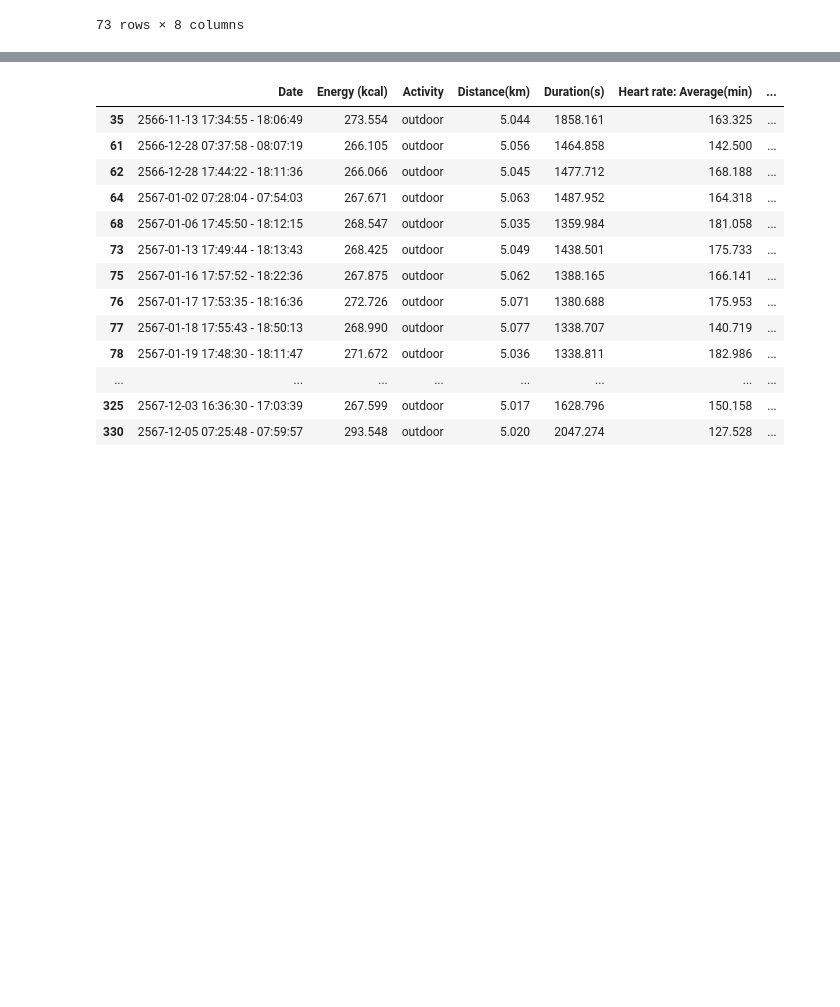
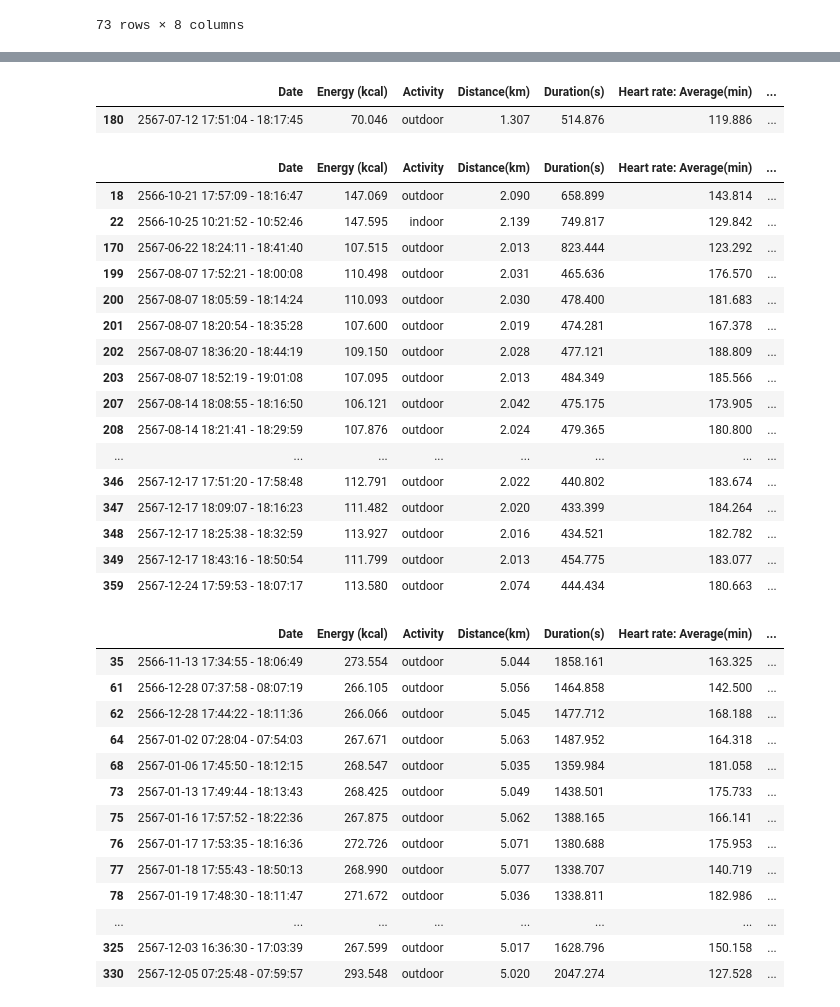
Before and after one commit to JFKongphop/running-analysis, a Jupyter notebook: index.ipynb, the cells around one changed output, grey strips where cells are left out. Saved outputs shown, nothing was run; the diff lists cells and outputs as text; code cells hidden in the pictures; blank space fills up the shorter version.

```diff
--- a/index.ipynb
+++ b/index.ipynb
@@ -56,3 +62,6 @@ def filter_interval(df: DataFrame):
+# %%
+def filter_interval2k(df: DataFrame):
+  return df[(df['Distance(km)'] >= 2) & (df['Distance(km)'] <= 2.25)]
 # %%
 def filter_5K(df: DataFrame):
   return df[(df['Distance(km)'] >= 5) & (df['Distance(km)'] <= 5.1) ]
@@ -191,3 +211,28 @@ filter_interval(df)
+# %%
+filter_interval1_2k(df)
+# %% [output]
+|  | Date | Energy (kcal) | Activity | Distance(km) | Duration(s) | Heart rate: Average(min) | ... |
+| 180 | 2567-07-12 17:51:04 - 18:17:45 | 70.046 | outdoor | 1.307 | 514.876 | 119.886 | ... |
+# %%
+filter_interval2k(df)
+# %% [output]
+|  | Date | Energy (kcal) | Activity | Distance(km) | Duration(s) | Heart rate: Average(min) | ... |
+| 18 | 2566-10-21 17:57:09 - 18:16:47 | 147.069 | outdoor | 2.090 | 658.899 | 143.814 | ... |
+| 22 | 2566-10-25 10:21:52 - 10:52:46 | 147.595 | indoor | 2.139 | 749.817 | 129.842 | ... |
+| 170 | 2567-06-22 18:24:11 - 18:41:40 | 107.515 | outdoor | 2.013 | 823.444 | 123.292 | ... |
+| 199 | 2567-08-07 17:52:21 - 18:00:08 | 110.498 | outdoor | 2.031 | 465.636 | 176.570 | ... |
+| 200 | 2567-08-07 18:05:59 - 18:14:24 | 110.093 | outdoor | 2.030 | 478.400 | 181.683 | ... |
+| 201 | 2567-08-07 18:20:54 - 18:35:28 | 107.600 | outdoor | 2.019 | 474.281 | 167.378 | ... |
+| 202 | 2567-08-07 18:36:20 - 18:44:19 | 109.150 | outdoor | 2.028 | 477.121 | 188.809 | ... |
+| 203 | 2567-08-07 18:52:19 - 19:01:08 | 107.095 | outdoor | 2.013 | 484.349 | 185.566 | ... |
+| 207 | 2567-08-14 18:08:55 - 18:16:50 | 106.121 | outdoor | 2.042 | 475.175 | 173.905 | ... |
+| 208 | 2567-08-14 18:21:41 - 18:29:59 | 107.876 | outdoor | 2.024 | 479.365 | 180.800 | ... |
+| ... | ... | ... | ... | ... | ... | ... | ... |
+| 346 | 2567-12-17 17:51:20 - 17:58:48 | 112.791 | outdoor | 2.022 | 440.802 | 183.674 | ... |
+| 347 | 2567-12-17 18:09:07 - 18:16:23 | 111.482 | outdoor | 2.020 | 433.399 | 184.264 | ... |
+| 348 | 2567-12-17 18:25:38 - 18:32:59 | 113.927 | outdoor | 2.016 | 434.521 | 182.782 | ... |
+| 349 | 2567-12-17 18:43:16 - 18:50:54 | 111.799 | outdoor | 2.013 | 454.775 | 183.077 | ... |
+| 359 | 2567-12-24 17:59:53 - 18:07:17 | 113.580 | outdoor | 2.074 | 444.434 | 180.663 | ... |
 # %%
 run5k = filter_5K(outdoor)
 run5k
```
Also changed, not shown: parts of 6 cells of this notebook.
